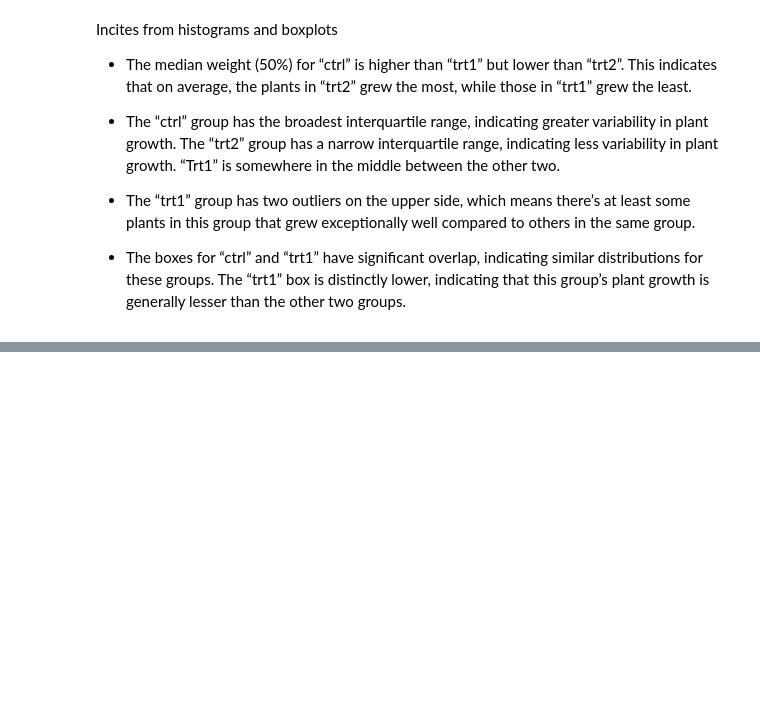
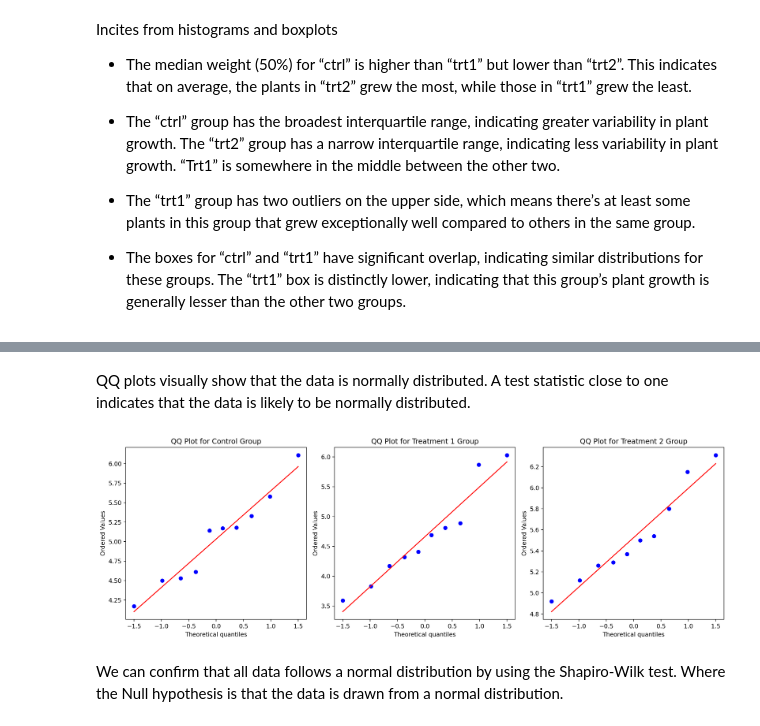
Before and after one commit to shanekeenan/applied_statistics, a Jupyter notebook: project.ipynb, the cells around one changed output, grey strips where cells are left out. Cells and saved outputs as stored; diff of their text form; code cells hidden in the pictures; blank space fills up the shorter version.

```diff
--- a/project.ipynb
+++ b/project.ipynb
@@ -288,0 +351,25 @@ A t test is a statistical hypothesis test that assesses sample means to draw con
+# %% [markdown]
+QQ plots visually show that the data is normally distributed.  A test statistic close to one indicates that the data is likely to be normally distributed.
+# %%
+plt.figure(figsize=(15, 5))
+# QQ plot for Control group
+plt.subplot(1, 3, 1)
+stats.probplot(data[data['group'] == 'ctrl']['weight'], dist="norm", plot=plt)
+plt.title("QQ Plot for Control Group")
+
+# QQ plot for Treatment 1 group
+plt.subplot(1, 3, 2)
+stats.probplot(data[data['group'] == 'trt1']['weight'], dist="norm", plot=plt)
+plt.title("QQ Plot for Treatment 1 Group")
+
+# QQ plot for Treatment 2 group
+plt.subplot(1, 3, 3)
+stats.probplot(data[data['group'] == 'trt2']['weight'], dist="norm", plot=plt)
+plt.title("QQ Plot for Treatment 2 Group")
+
+plt.tight_layout()
+plt.show()
+# %% [output]
+[figure, added]
+# %% [markdown]
+We can confirm that all data follows a normal distribution by using the Shapiro-Wilk test. Where the Null hypothesis is that the data is drawn from a normal distribution.
```
Also changed, not shown: parts of 21 cells of this notebook, 1 other file.
